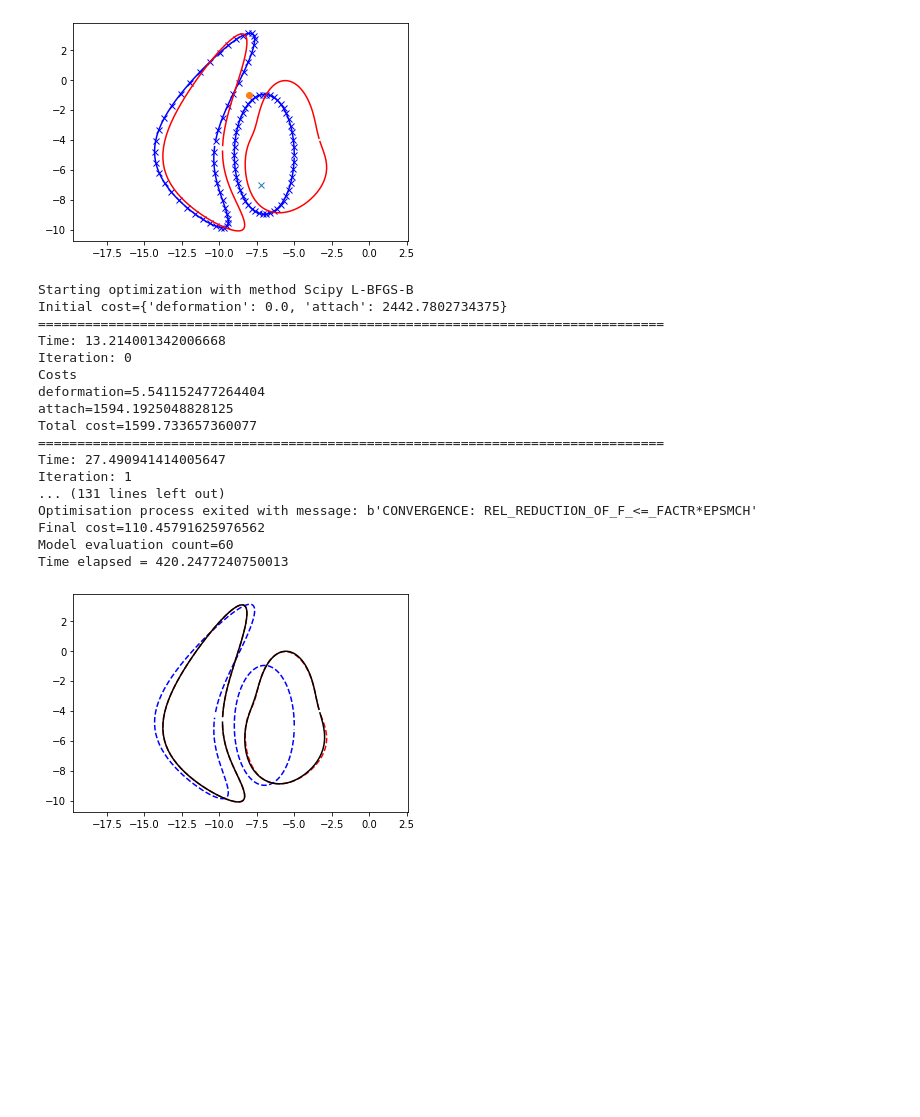
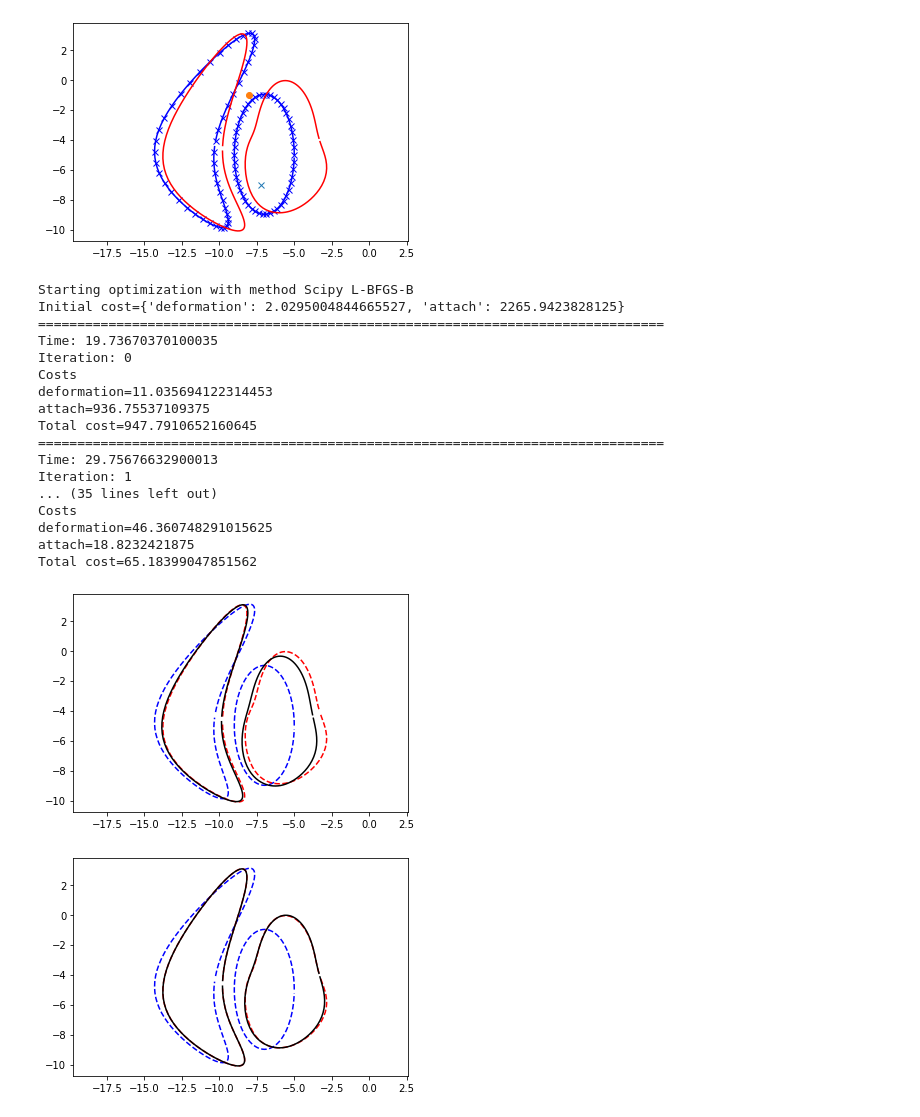
Before and after one commit to bgris/implicitmodules, a Jupyter notebook: script/torch/Matching_movingOrgans.ipynb, the cells around one changed output. Cells and saved outputs as stored; diff of their text form; code cells hidden in the pictures; blank space fills up the shorter version.

Commit message:
Change attachment for movingOrgan to varifold.

```diff
--- a/script/torch/Matching_movingOrgans.ipynb
+++ b/script/torch/Matching_movingOrgans.ipynb
@@ -54,7 +54,9 @@ scale_transl = 10
 scale_translation = 10.
 translation = dm.DeformationModules.Translations(2, 1, scale_translation, gd=torch.tensor([[-7., -4.]]))
 translation.to_(dtype)
-attach = dm.Attachment.EuclideanPointwiseDistanceAttachment()
+#attach = dm.Attachment.EuclideanPointwiseDistanceAttachment()
+sigmas_varifold = [10]
+attach = dm.Attachment.VarifoldAttachment(2, sigmas_varifold)
 
 shoot_solver = 'torch_euler'
 shoot_it = 10
@@ -80,7 +82,7 @@ constraints0 = dm.Constraints.Constraints.ConstraintsPointIdentityBackground(0,t
 constraints1 = dm.Constraints.Constraints.ConstraintsPointIdentityBackground(1,torch.prod(torch.tensor(boundary1.geometry[0].shape)))#, compound_man)
 constraints = dm.Constraints.Constraints.CompoundConstraints([constraints0, constraints1])
 
-model = dm.Models.RegistrationModelMultishape([boundary0, boundary1], [source_deformable0, source_deformable1], [[rotation], [scaling, translation]], [attach, attach], sigma_bck, lam=10., constraints=constraints)
+model = dm.Models.RegistrationModelMultishape([boundary0, boundary1], [source_deformable0, source_deformable1], [[rotation], [scaling, translation]], [attach, attach], sigma_bck, lam=200., constraints=constraints)
 #model = dm.Models.RegistrationModelMultishape([boundary0, boundary1], [source_deformable0, source_deformable1], [[rotation], [scaling]], [attach, attach], sigma_bck, lam=10., constraints=constraints)
 multishape = dm.MultiShape.MultiShape.MultiShapeModules(model.modules, sigma_bck)
 # %%
@@ -91,24 +93,38 @@ shoot_solver = 'torch_euler'
 costs = fitter.fit([target_deformable0, target_deformable1], 40, options={'shoot_solver': shoot_solver, 'shoot_it': shoot_it})
 # %% [output]
 Starting optimization with method Scipy L-BFGS-B
-Initial cost={'deformation': 0.0, 'attach': 2442.7802734375}
+Initial cost={'deformation': 2.0295004844665527, 'attach': 2265.9423828125}
 ================================================================================
-Time: 13.214001342006668
+Time: 19.73670370100035
 Iteration: 0
 Costs
-deformation=5.541152477264404
-attach=1594.1925048828125
-Total cost=1599.733657360077
+deformation=11.035694122314453
+attach=936.75537109375
+Total cost=947.7910652160645
 ================================================================================
-Time: 27.490941414005647
+Time: 29.75676632900013
 Iteration: 1
-... (131 lines left out)
-Optimisation process exited with message: b'CONVERGENCE: REL_REDUCTION_OF_F_<=_FACTR*EPSMCH'
-Final cost=110.45791625976562
-Model evaluation count=60
-Time elapsed = 420.2477240750013
+... (35 lines left out)
+Costs
+deformation=46.360748291015625
+attach=18.8232421875
+Total cost=65.18399047851562
 # %%
 out = model.compute_deformed(shoot_solver, shoot_it)
+# %%
+shape0_defo = out[0][0]
+shape1_defo = out[1][0]
+
+plt.plot(source[0][:,0].detach(), source[0][:,1].detach(), '--b')
+plt.plot(source[1][:,0].detach(), source[1][:,1].detach(), '--b')
+plt.plot(target[0][:,0].detach(), target[0][:,1].detach(), '--r')
+plt.plot(target[1][:,0].detach(), target[1][:,1].detach(), '--r')
+plt.plot(shape0_defo[:,0].detach(), shape0_defo[:,1].detach(), '-k')
+plt.plot(shape1_defo[:,0].detach(), shape1_defo[:,1].detach(), '-k')
+plt.axis('equal')
+plt.show()
+# %% [output]
+[figure, added]
 # %%
 shape0_defo = out[0][0]
 shape1_defo = out[1][0]
```
Also changed, not shown: parts of 2 cells of this notebook.
